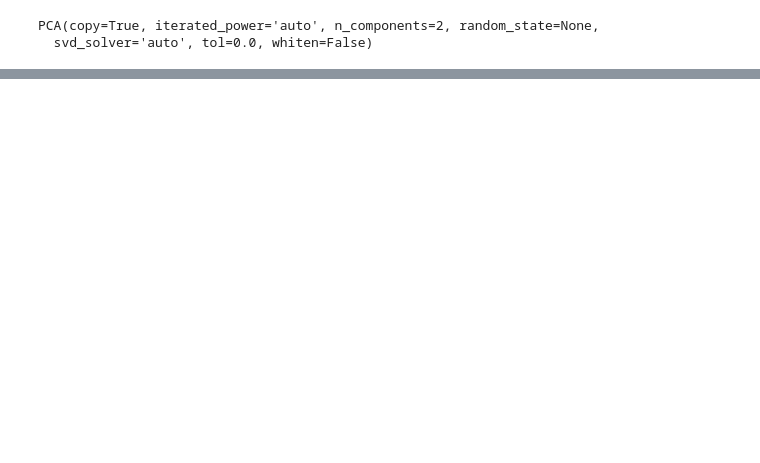
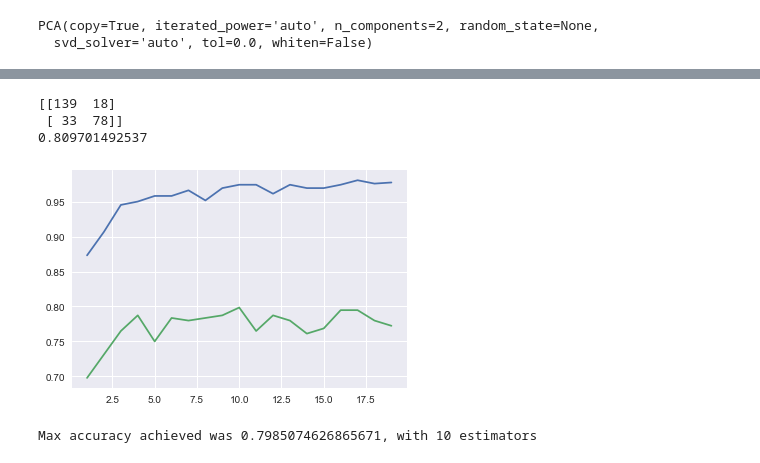
Before and after one commit to prestto/titanic, a Jupyter notebook: EDA.py.ipynb, the cells around one changed output, grey strips where cells are left out. Cells and saved outputs as stored; diff of their text form; code cells hidden in the pictures; blank space fills up the shorter version.

Commit message:
Added Random forest

```diff
--- a/EDA.py.ipynb
+++ b/EDA.py.ipynb
@@ -152,0 +152,51 @@ plt.show()
+# %%
+# Lets fit a Decision tree
+from sklearn.tree import DecisionTreeClassifier
+from sklearn.model_selection import RandomizedSearchCV, GridSearchCV
+from scipy.stats import randint
+from sklearn.metrics import confusion_matrix
+
+# Dict of parameters to test with Grid search
+param_dist = {"max_depth": [3, None],
+              "max_features": randint(1, 9),
+              "min_samples_leaf": randint(1, 9),
+              "criterion": ["gini", "entropy"]}
+
+tree = DecisionTreeClassifier()
+
+tree_cv = RandomizedSearchCV(tree, param_dist, cv=5)
+
+tree_cv.fit(X_train, y_train)
+y_preds = tree_cv.predict(X_test)
+
+print(confusion_matrix(y_test, y_preds))
+print(tree_cv.score(X_test, y_test))
+# %% [output]
+[[139  18]
+ [ 33  78]]
+0.809701492537
+# %%
+# Give the random forests a try
+from sklearn.ensemble import RandomForestClassifier
+
+nests = np.arange(1, 20)
+train_acc = np.empty(len(nests))
+test_acc = np.empty(len(nests))
+
+
+for ind, nest in enumerate(nests):
+#     model = RandomForestClassifier(n_estimators = nest, criterion = 'entropy')
+    model = RandomForestClassifier(n_estimators = nest, criterion = 'gini')
+    model.fit(X_train, y_train)
+    y_pred = model.predict(X_test)
+    train_acc[ind] = model.score(X_train, y_train)
+    test_acc[ind] = model.score(X_test, y_test)
+
+plt.plot(nests, train_acc)
+plt.plot(nests, test_acc)
+plt.show()
+
+print('Max accuracy achieved was {0}, with {1} estimators'.format(test_acc.max(), test_acc.argmax() + 1))
+# %% [output]
+[figure, added]
+Max accuracy achieved was 0.7985074626865671, with 10 estimators
```
Also changed, not shown: parts of 13 cells of this notebook.
